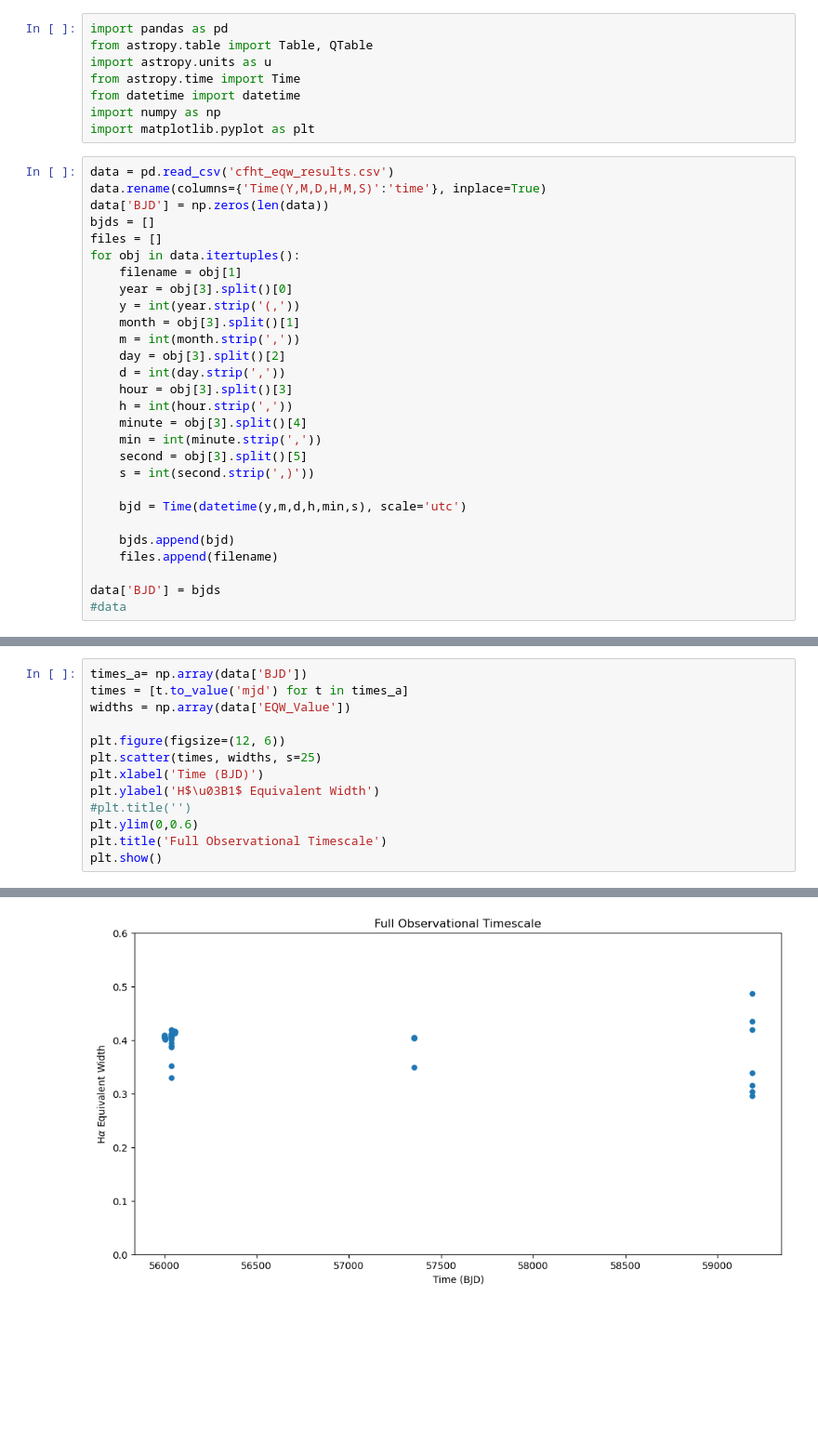
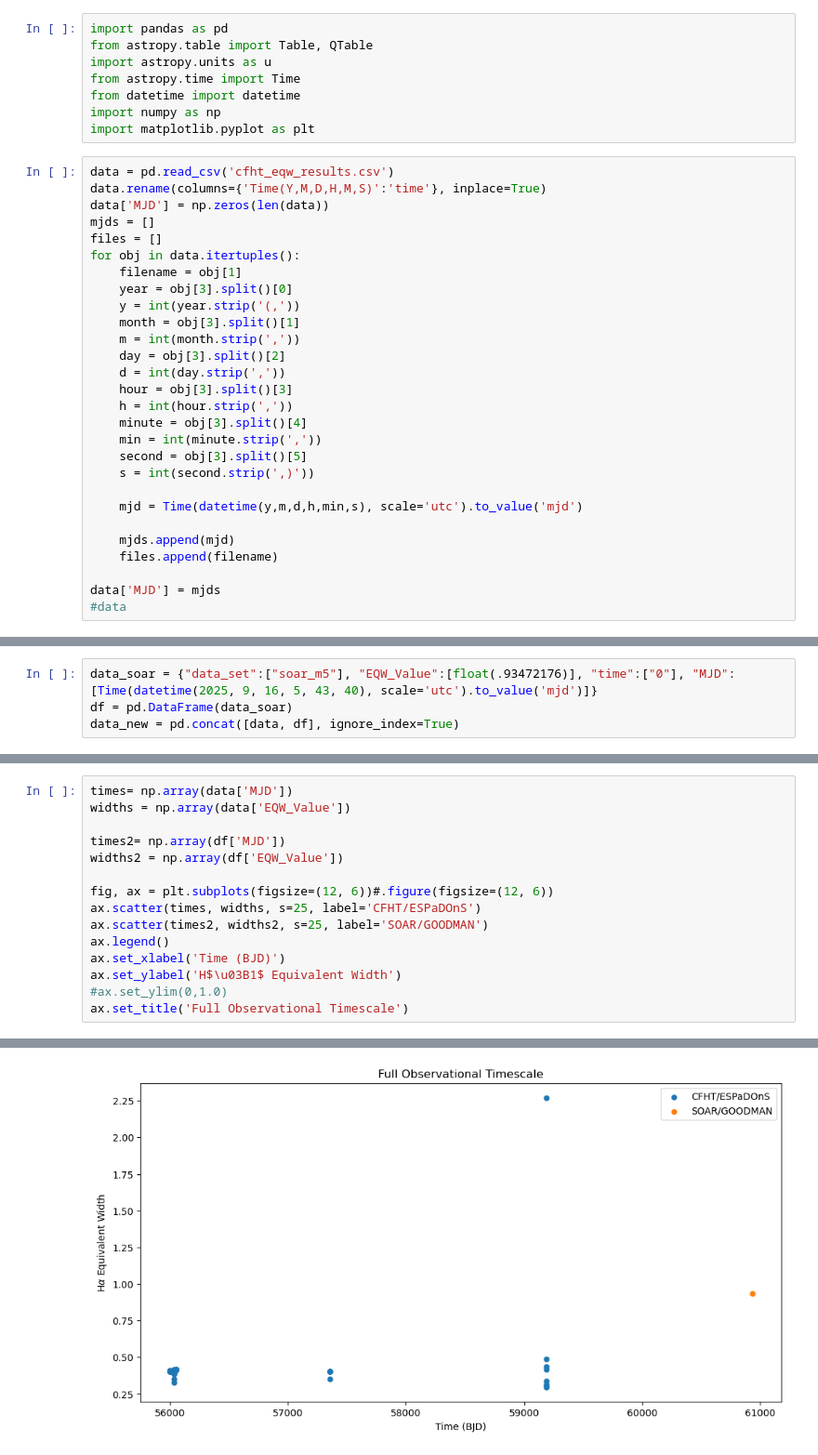
Before and after one commit to m-schochet/spi_phy905, a Jupyter notebook: analysis/figure.ipynb, the cells around one changed output, grey strips where cells are left out. Shown: that part at 93% size. Drawn from its saved outputs; the diff is of its cells as text; blank space fills up the shorter version.

```diff
--- a/analysis/figure.ipynb
+++ b/analysis/figure.ipynb
@@ -9,8 +9,8 @@ import matplotlib.pyplot as plt
 # %%
 data = pd.read_csv('cfht_eqw_results.csv')
 data.rename(columns={'Time(Y,M,D,H,M,S)':'time'}, inplace=True)
-data['BJD'] = np.zeros(len(data))
-bjds = []
+data['MJD'] = np.zeros(len(data))
+mjds = []
 files = []
 for obj in data.itertuples():
     filename = obj[1]
@@ -27,10 +27,10 @@ for obj in data.itertuples():
     second = obj[3].split()[5]
     s = int(second.strip(',)'))
 
-    bjd = Time(datetime(y,m,d,h,min,s), scale='utc')
+    mjd = Time(datetime(y,m,d,h,min,s), scale='utc').to_value('mjd')
 
-    bjds.append(bjd)
+    mjds.append(mjd)
     files.append(filename)
 
-data['BJD'] = bjds
+data['MJD'] = mjds
 #data
@@ -54,0 +41,4 @@ data['BJD'] = bjds
+# %%
+data_soar = {"data_set":["soar_m5"], "EQW_Value":[float(.93472176)], "time":["0"], "MJD":[Time(datetime(2025, 9, 16, 5, 43, 40), scale='utc').to_value('mjd')]}
+df = pd.DataFrame(data_soar)
+data_new = pd.concat([data, df], ignore_index=True)
@@ -55,14 +65,16 @@ data['BJD'] = bjds
 # %%
-times_a= np.array(data['BJD'])
-times = [t.to_value('mjd') for t in times_a]
+times= np.array(data['MJD'])
 widths = np.array(data['EQW_Value'])
 
-plt.figure(figsize=(12, 6))
-plt.scatter(times, widths, s=25)
-plt.xlabel('Time (BJD)')
-plt.ylabel('H$\u03B1$ Equivalent Width')
-#plt.title('')
-plt.ylim(0,0.6)
-plt.title('Full Observational Timescale')
-plt.show()
+times2= np.array(df['MJD'])
+widths2 = np.array(df['EQW_Value'])
+
+fig, ax = plt.subplots(figsize=(12, 6))#.figure(figsize=(12, 6))
+ax.scatter(times, widths, s=25, label='CFHT/ESPaDOnS')
+ax.scatter(times2, widths2, s=25, label='SOAR/GOODMAN')
+ax.legend()
+ax.set_xlabel('Time (BJD)')
+ax.set_ylabel('H$\u03B1$ Equivalent Width')
+#ax.set_ylim(0,1.0)
+ax.set_title('Full Observational Timescale')
 # %% [output]
@@ -69 +82 @@ plt.show()
-[figure, old version]
+[figure, new version]
```
Also changed, not shown: parts of 5 cells of this notebook, 4 other files.
